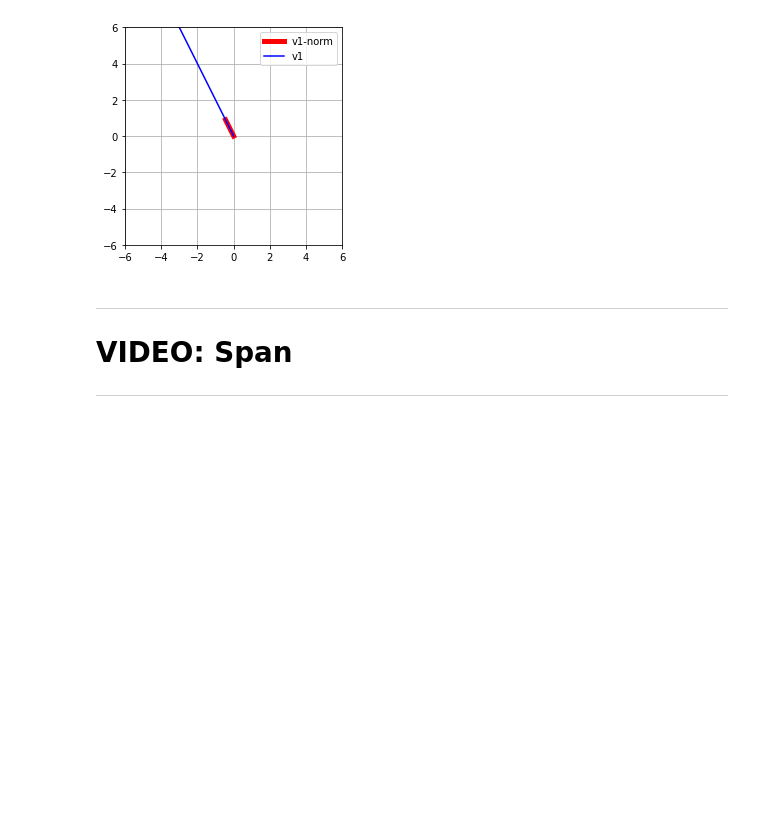
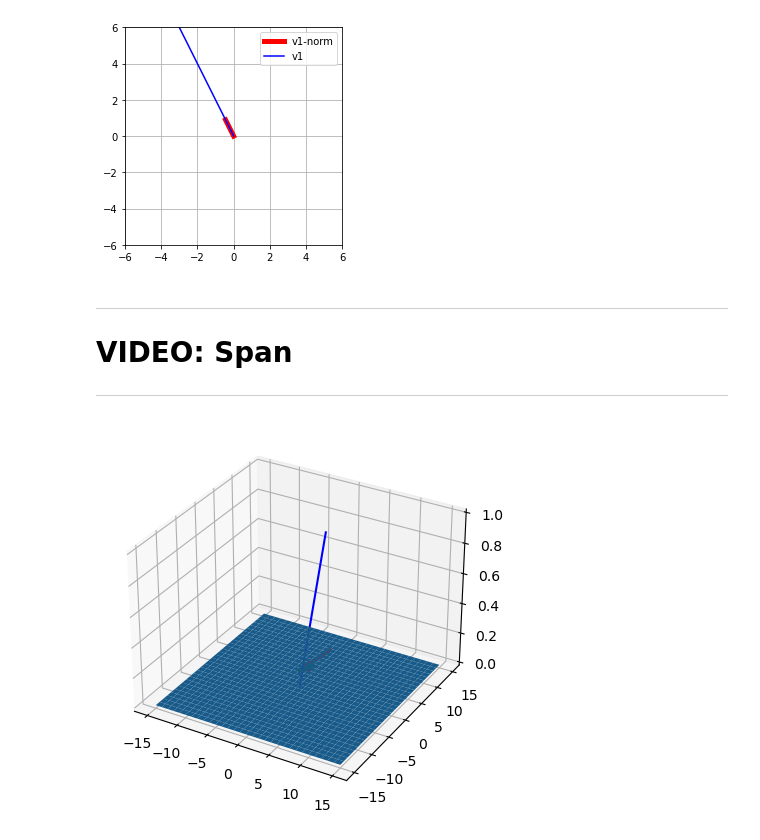
Before and after one commit to murilogustineli/linear-algebra, a Jupyter notebook: 01-vectors/LA_vectors_allCode.ipynb, the cells around one changed output. Cells and saved outputs as stored; diff of their text form; code cells hidden in the pictures; blank space fills up the shorter version.

```diff
--- a/01-vectors/LA_vectors_allCode.ipynb
+++ b/01-vectors/LA_vectors_allCode.ipynb
@@ -385,25 +385,29 @@ plt.show()
 # %%
 # set S
 S1 = np.array([1, 1, 0])
 S2 = np.array([1, 7, 0])
 
 # vectors v and w
 v = np.array([1, 2, 0])
 w = np.array([3, 2, 1])
 
 # draw vectors
-fig = plt.figure()
-ax = fig.gca(projection='3d')
+# fig = plt.figure()
+# ax = fig.gca(projection='3d')
+fig = plt.figure(figsize=(5,5), dpi=100)
+ax = fig.add_subplot(projection='3d')
 ax.plot([0, S1[0]],[0, S1[1]],[.1, S1[2]+.1],'r',linewidth=3)
 ax.plot([0, S2[0]],[0, S2[1]],[.1, S2[2]+.1],'r',linewidth=3)
 
 ax.plot([0, v[0]],[0, v[1]],[.1, v[2]+.1],'g',linewidth=3)
 ax.plot([0, w[0]],[0, w[1]],[0, w[2]],'b')
 
 # now draw plane
 xx, yy = np.meshgrid(range(-15,16), range(-15,16))
 cp = np.cross(S1,S2)
 z1 = (-cp[0]*xx - cp[1]*yy)*1./cp[2]
 ax.plot_surface(xx,yy,z1)
 
 plt.show()
+# %% [output]
+[figure, added]
```
Also changed, not shown: parts of 2 cells of this notebook.
